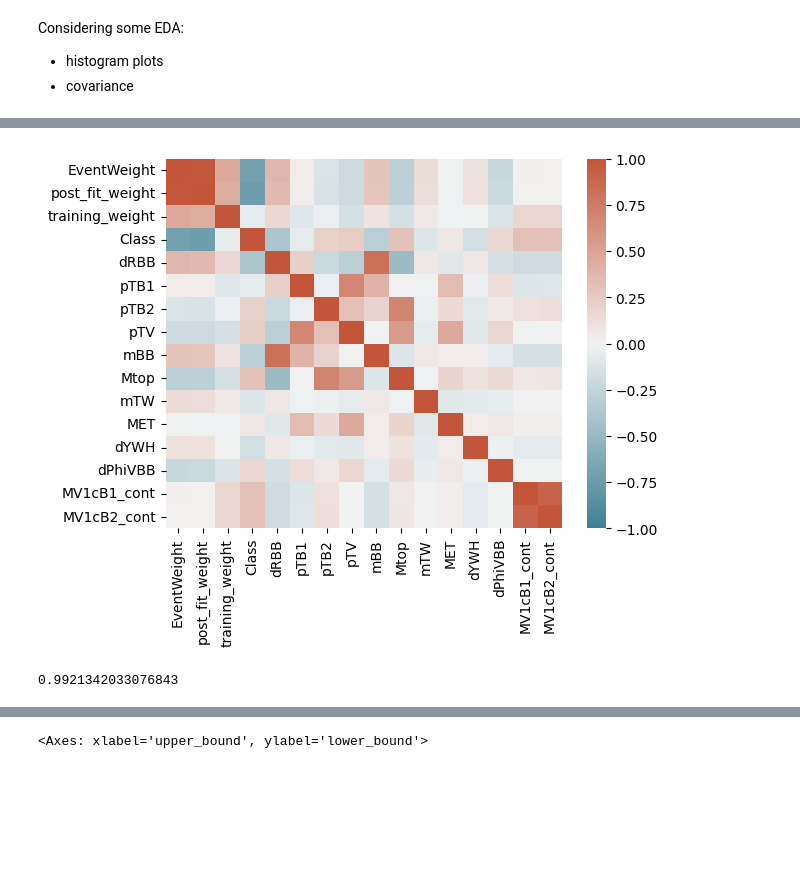
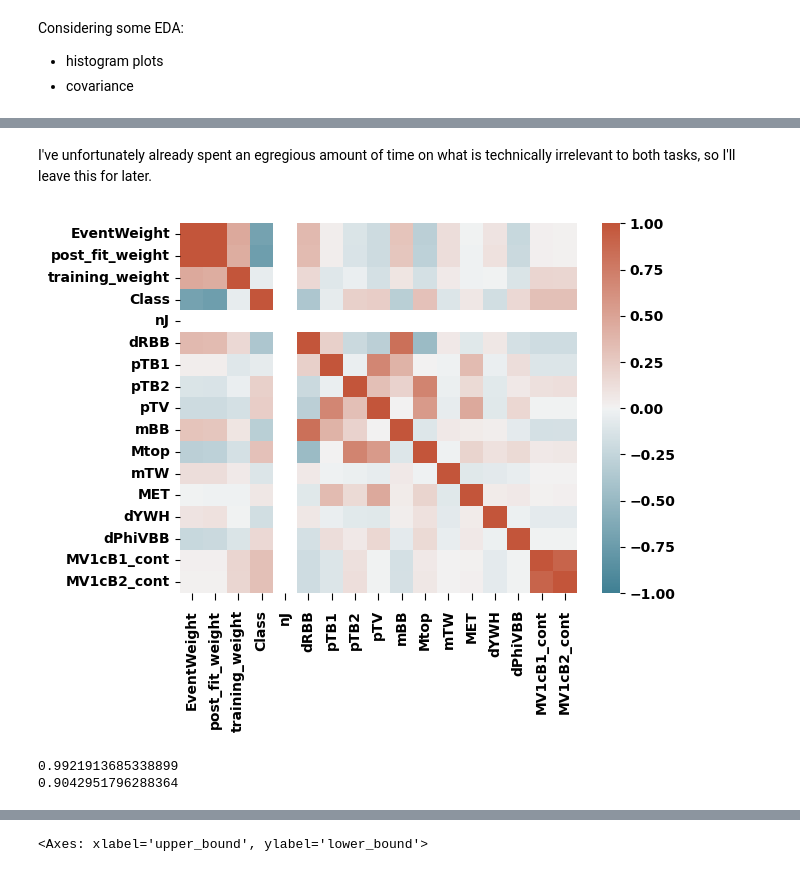
Before and after one commit to mondo-lee/in2HEP, a Jupyter notebook: notebooks/cuts_baseline.ipynb, the cells around one changed output, grey strips where cells are left out. Saved outputs shown, nothing was run; the diff lists cells and outputs as text; code cells hidden in the pictures; blank space fills up the shorter version.

```diff
--- a/notebooks/cuts_baseline.ipynb
+++ b/notebooks/cuts_baseline.ipynb
@@ -68,6 +68,7 @@ def load_data(path):
   # 'category' is kept in for now, because I can't tell what it means
   # 'sample', 'EventWeight', 'Class', 'post_fit_weight', 'category' and 'training_weight' aren't input features but can still be used to inform decisions
   # I'm hoping that the unnamed columns aren't all former index columns
+  print(list(df.columns))
 
   cols_to_remove = ['Unnamed: 0.3', 'Unnamed: 0.2', 'Unnamed: 0',
                   'Unnamed: 0.1', 'Unnamed: 0.1.1', 'Unnamed: 0.1.1.1',
@@ -80,7 +81,7 @@ def load_data(path):
   # reordering columns to match table in intro notebook, moving the columns that cannot be used as input features to the front
   new_col_order = ['sample','category','EventWeight',
                   'post_fit_weight','training_weight', 'Class',
-                  'dRBB', 'pTB1', 'pTB2', 'pTV', 'mBB', 'Mtop',
+                  'nJ', 'dRBB', 'pTB1', 'pTB2', 'pTV', 'mBB', 'Mtop',
                   'mTW', 'MET', 'dYWH', 'dPhiVBB', 'MV1cB1_cont', 'MV1cB2_cont']
 
   df = df[new_col_order]
@@ -106,13 +241,17 @@ Test set size      : 16538
+# %% [markdown]
+I've unfortunately already spent an egregious amount of time on what is technically irrelevant to both tasks, so I'll leave this for later.
 # %%
-sns.heatmap(df.corr(numeric_only=True),
+sns.heatmap(df_train.corr(numeric_only=True),
             vmin=-1,vmax=1,
             cmap=sns.diverging_palette(220, 20, as_cmap=True));
 plt.show()
 # %% [output]
-[figure, old version]
+[figure, new version]
 # %%
-print(df.corr(numeric_only=True)['post_fit_weight']['EventWeight'])
+print(df_train.corr(numeric_only=True)['post_fit_weight']['EventWeight'])
+print(df_train.corr(numeric_only=True)['MV1cB1_cont']['MV1cB2_cont'])
 # %% [output]
-0.9921342033076843
+0.9921913685338899
+0.9042951796288364
 # %%
 ax = plt.subplot()
```
Also changed, not shown: parts of 65 cells of this notebook.
